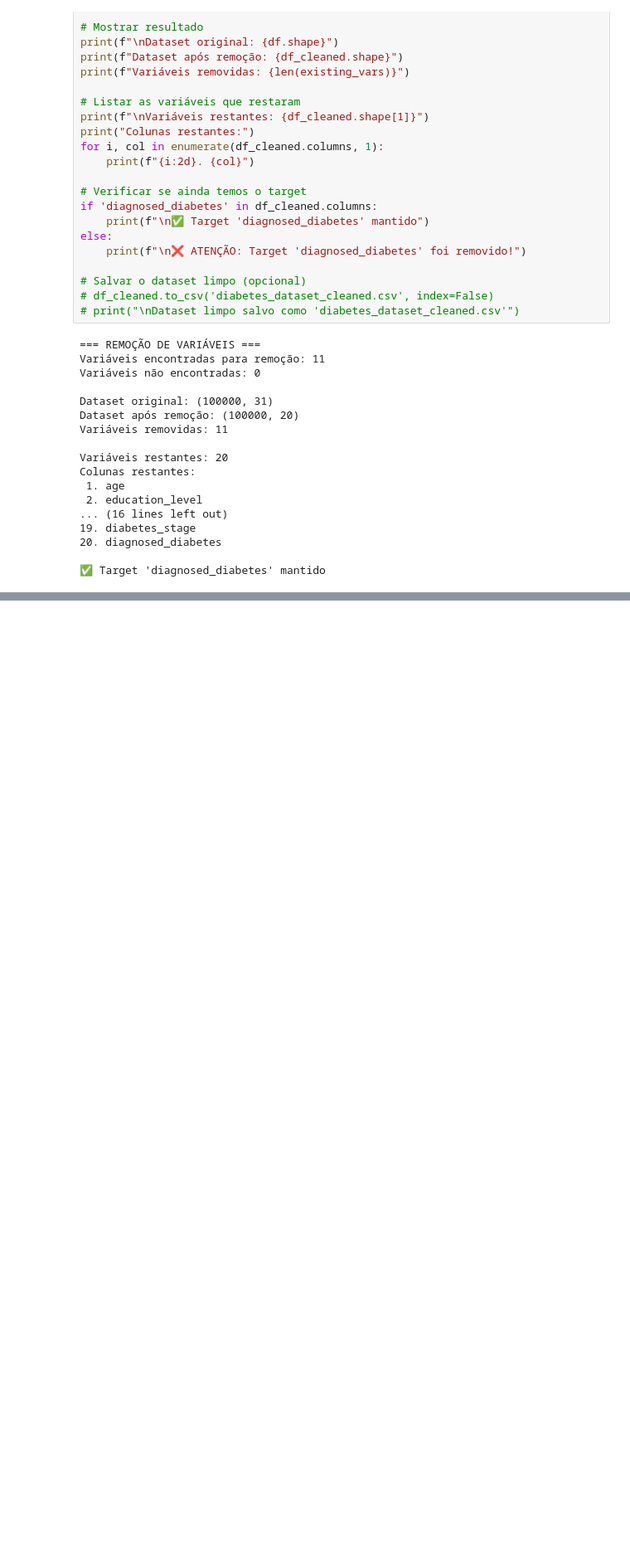
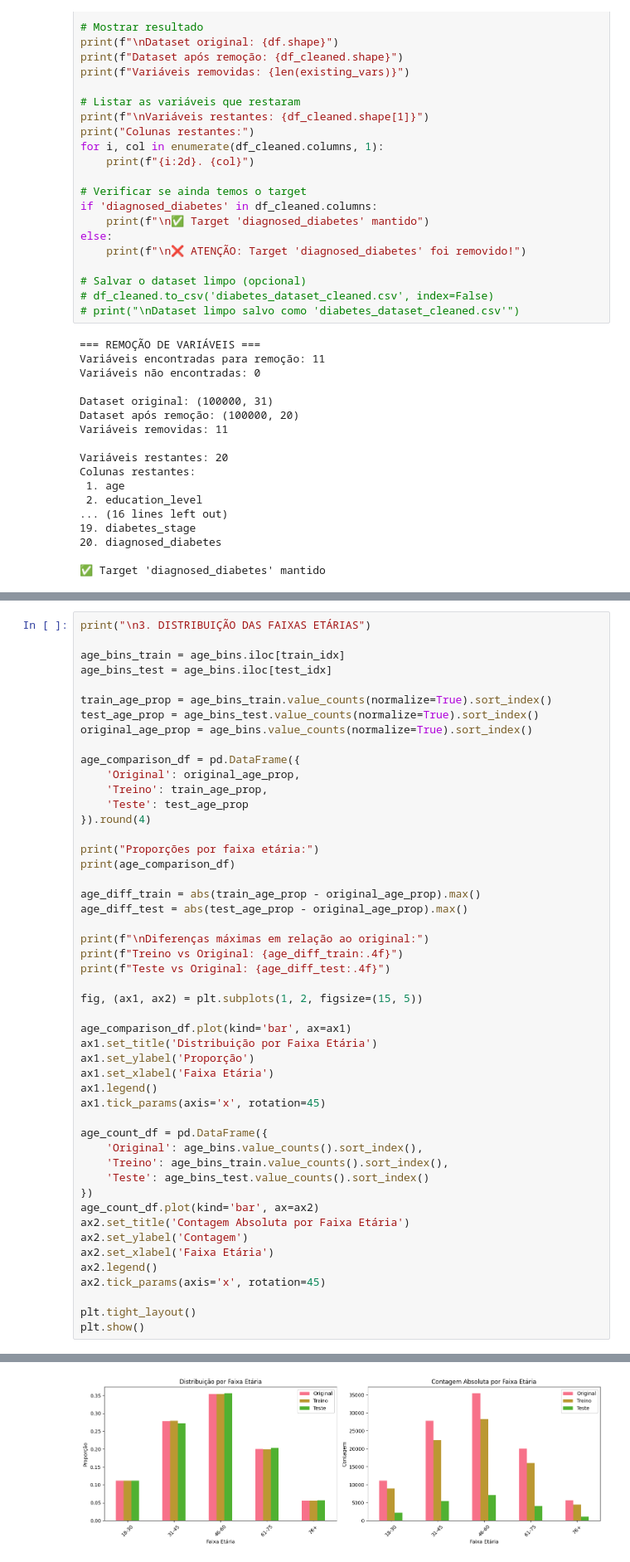
Before and after one commit to Pedro-Marquardt/ml-diabetes-detection, a Jupyter notebook: pedrict-model.ipynb, the cells around one changed output, grey strips where cells are left out. Shown at 83% size. Cells and saved outputs as stored; diff of their text form; blank space fills up the shorter version.

```diff
--- a/pedrict-model.ipynb
+++ b/pedrict-model.ipynb
@@ -527,0 +896,50 @@ Analisando o mapa de calor do data frame limpo (df_cleaned), percebi que a varia
+# %%
+print("\n3. DISTRIBUIÇÃO DAS FAIXAS ETÁRIAS")
+
+age_bins_train = age_bins.iloc[train_idx]
+age_bins_test = age_bins.iloc[test_idx]
+
+train_age_prop = age_bins_train.value_counts(normalize=True).sort_index()
+test_age_prop = age_bins_test.value_counts(normalize=True).sort_index()
+original_age_prop = age_bins.value_counts(normalize=True).sort_index()
+
+age_comparison_df = pd.DataFrame({
+    'Original': original_age_prop,
+    'Treino': train_age_prop,
+    'Teste': test_age_prop
+}).round(4)
+
+print("Proporções por faixa etária:")
+print(age_comparison_df)
+
+age_diff_train = abs(train_age_prop - original_age_prop).max()
+age_diff_test = abs(test_age_prop - original_age_prop).max()
+
+print(f"\nDiferenças máximas em relação ao original:")
+print(f"Treino vs Original: {age_diff_train:.4f}")
+print(f"Teste vs Original: {age_diff_test:.4f}")
+
+fig, (ax1, ax2) = plt.subplots(1, 2, figsize=(15, 5))
+
+age_comparison_df.plot(kind='bar', ax=ax1)
+ax1.set_title('Distribuição por Faixa Etária')
+ax1.set_ylabel('Proporção')
+ax1.set_xlabel('Faixa Etária')
+ax1.legend()
+ax1.tick_params(axis='x', rotation=45)
+
+age_count_df = pd.DataFrame({
+    'Original': age_bins.value_counts().sort_index(),
+    'Treino': age_bins_train.value_counts().sort_index(),
+    'Teste': age_bins_test.value_counts().sort_index()
+})
+age_count_df.plot(kind='bar', ax=ax2)
+ax2.set_title('Contagem Absoluta por Faixa Etária')
+ax2.set_ylabel('Contagem')
+ax2.set_xlabel('Faixa Etária')
+ax2.legend()
+ax2.tick_params(axis='x', rotation=45)
+
+plt.tight_layout()
+plt.show()
+# %% [output]
@@ -527,0 +959 @@ Analisando o mapa de calor do data frame limpo (df_cleaned), percebi que a varia
+[figure, added]
```
Also changed, not shown: parts of 22 cells of this notebook.
